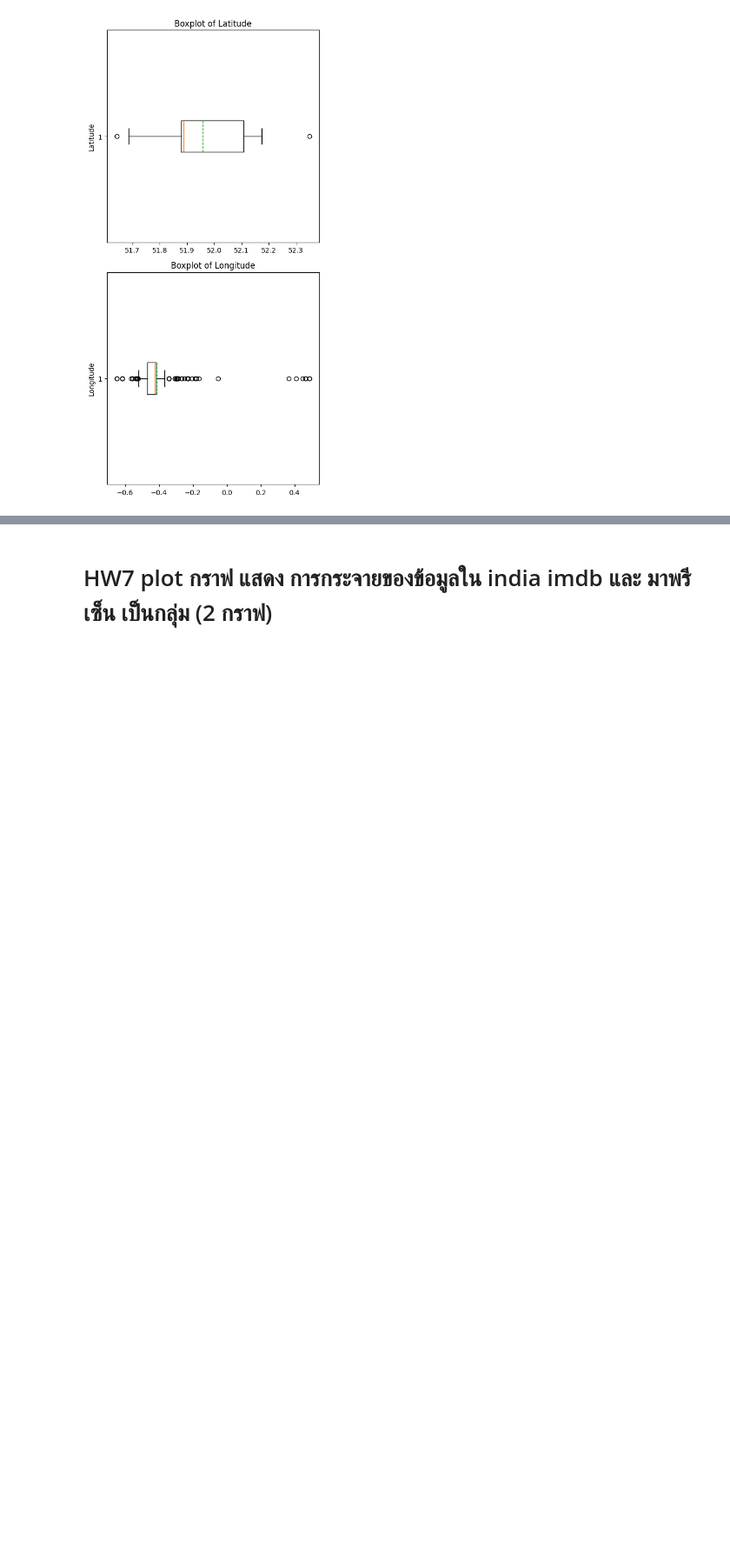
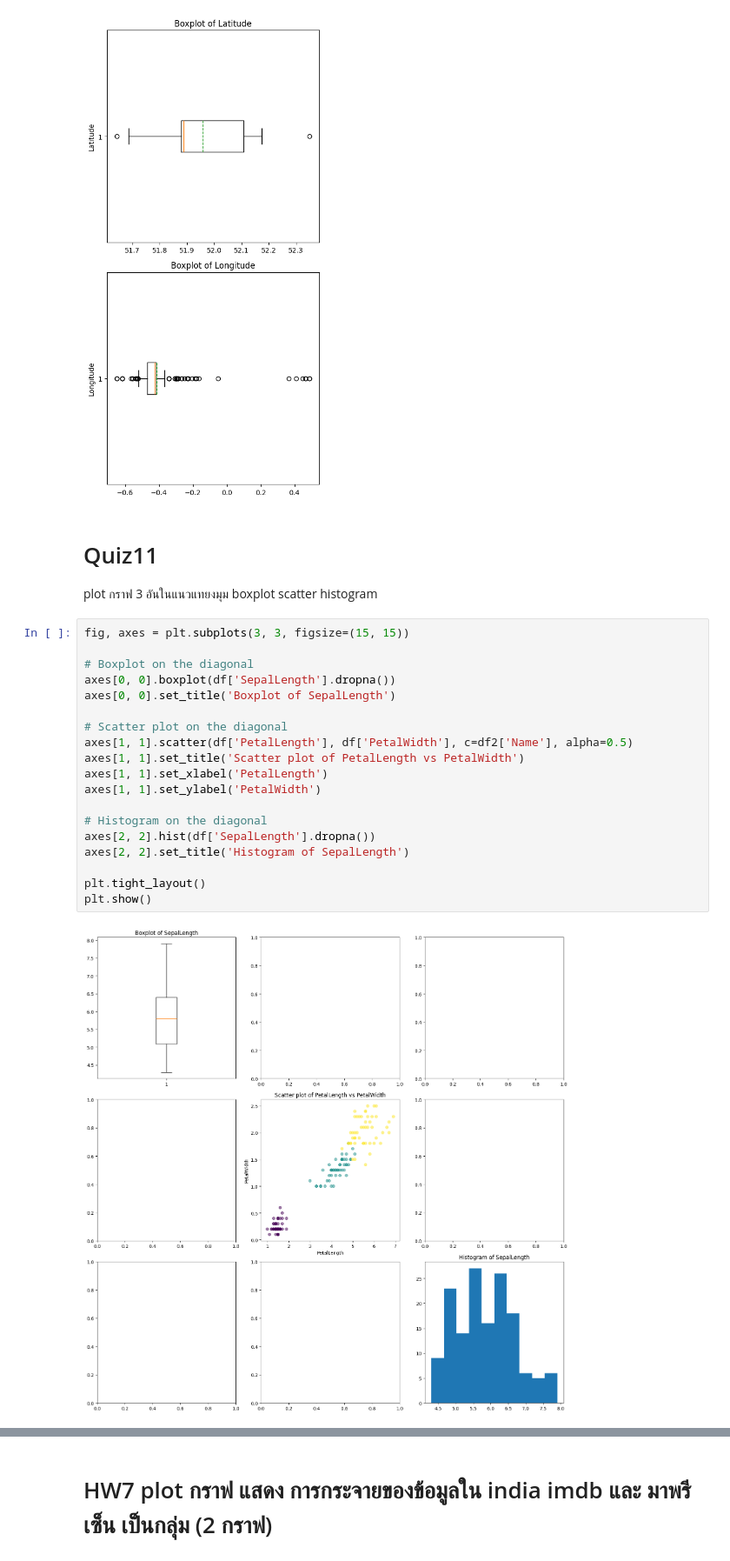
Before and after one commit to Hanniix22/dataviz2025, a Jupyter notebook: _สำเนาของ_Visualize_Data_Distribution.ipynb, the cells around one changed output, grey strips where cells are left out. Shown at 87% size. Saved outputs shown, nothing was run; the diff lists cells and outputs as text; blank space fills up the shorter version.

Commit message:
Quiz11

```diff
--- a/_สำเนาของ_Visualize_Data_Distribution.ipynb
+++ b/_สำเนาของ_Visualize_Data_Distribution.ipynb
@@ -386,3 +386,30 @@ plt.tight_layout()
 plt.show()
 # %% [output]
 [figure]
+# %% [markdown]
+# Quiz11
+plot กราฟ 3 อันในแนวแทยงมุม
+boxplot
+scatter
+histogram
+# %%
+fig, axes = plt.subplots(3, 3, figsize=(15, 15))
+
+# Boxplot on the diagonal
+axes[0, 0].boxplot(df['SepalLength'].dropna())
+axes[0, 0].set_title('Boxplot of SepalLength')
+
+# Scatter plot on the diagonal
+axes[1, 1].scatter(df['PetalLength'], df['PetalWidth'], c=df2['Name'], alpha=0.5)
+axes[1, 1].set_title('Scatter plot of PetalLength vs PetalWidth')
+axes[1, 1].set_xlabel('PetalLength')
+axes[1, 1].set_ylabel('PetalWidth')
+
+# Histogram on the diagonal
+axes[2, 2].hist(df['SepalLength'].dropna())
+axes[2, 2].set_title('Histogram of SepalLength')
+
+plt.tight_layout()
+plt.show()
+# %% [output]
+[figure, added]
```
Also changed, not shown: parts of 1 cell of this notebook.
